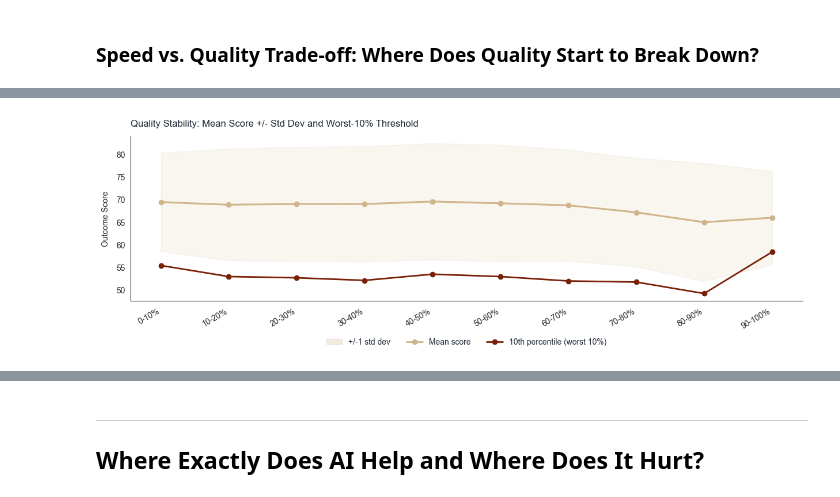
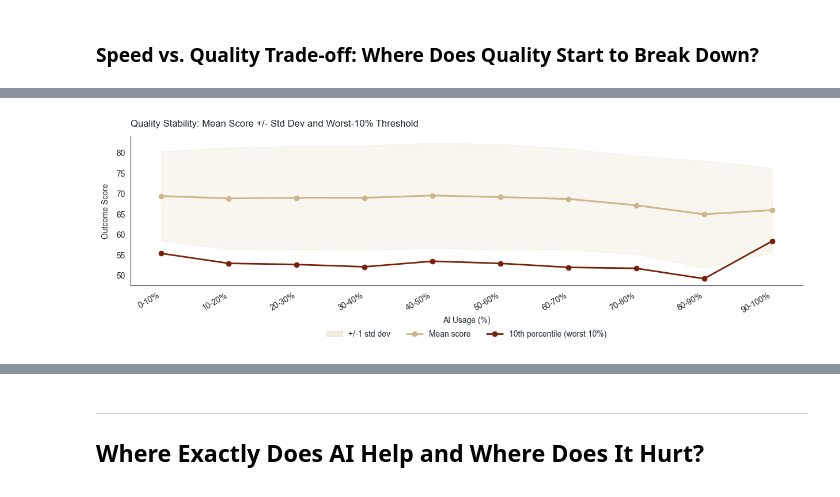
Before and after one commit to tabbba/Machine-Learning-810161, a Jupyter notebook: eda.ipynb, the cells around one changed output, grey strips where cells are left out. Saved outputs shown, nothing was run; the diff lists cells and outputs as text; code cells hidden in the pictures.

```diff
--- a/eda.ipynb
+++ b/eda.ipynb
@@ -1101,32 +1149,33 @@ x = np.arange(len(grp_q))
 fig, ax2 = plt.subplots(figsize=(13, 5), facecolor='white')
 
 ax2.fill_between(x,
                  grp_q['score_mean'] - grp_q['score_std'],
                  grp_q['score_mean'] + grp_q['score_std'],
                  alpha=0.12, color=C7)
 ax2.plot(x, grp_q['score_mean'], color=C7, marker='o', markersize=6,
          linewidth=2.2, zorder=4)
 ax2.plot(x, grp_q['score_p10'], color=C6, marker='o', markersize=6,
          linewidth=2.0, zorder=4)
 
+ax2.set_xlabel('AI Usage (%)', color=CDARK, labelpad=2)
 ax2.set_xticks(x)
 ax2.set_xticklabels(grp_q['ai_bin'], rotation=30, ha='right')
 ax2.set_ylabel('Outcome Score', color=CDARK, labelpad=8)
 ax2.set_title('Quality Stability: Mean Score +/- Std Dev and Worst-10% Threshold',
               fontsize=12, color=CDARK, pad=12, loc='left')
 ax2.tick_params(axis='x', length=4, color=CGREY)
 ax2.tick_params(axis='y', length=3, color=CGREY)
 
 patch_std = mpatches.Patch(color=C7, alpha=0.25, label='+/-1 std dev')
 line_mean = mlines.Line2D([0],[0], color=C7, marker='o', linewidth=2,
                            markersize=6, label='Mean score')
 line_p10  = mlines.Line2D([0],[0], color=C6, marker='o', linewidth=2,
                            markersize=6, label='10th percentile (worst 10%)')
 ax2.legend(handles=[patch_std, line_mean, line_p10],
-           loc='upper center', bbox_to_anchor=(0.5, -0.18),
+           loc='upper center', bbox_to_anchor=(0.5, -0.25),
            ncol=3, frameon=False, fontsize=10, labelcolor=CDARK)
 plt.tight_layout(pad=3.0)
 plt.savefig('images/15_quality_stability.png', bbox_inches='tight', dpi=150)
 plt.show()
 # %% [output]
-[figure, old version]
+[figure, new version]
```
Also changed, not shown: parts of 40 cells of this notebook, 15 other files.
